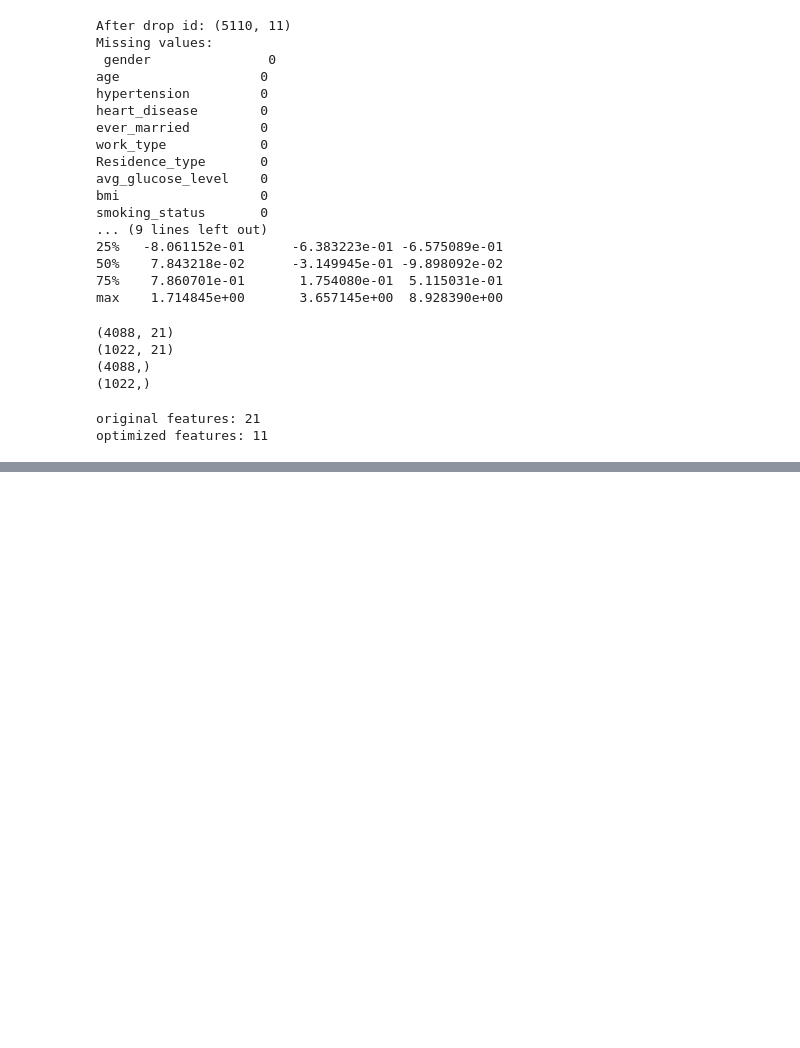
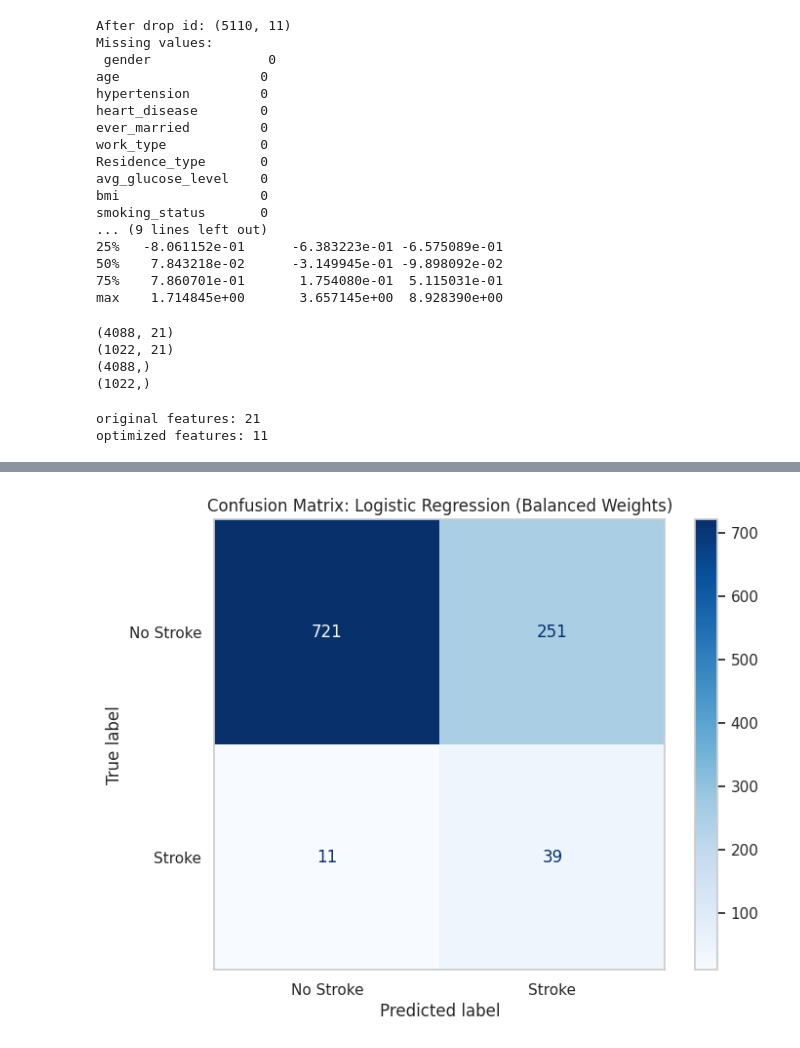
Before and after one commit to PhanVanMinhTien/ml-project, a Jupyter notebook: notebooks/ass1_stroke.ipynb, the cells around one changed output, grey strips where cells are left out. Saved outputs shown, nothing was run; the diff lists cells and outputs as text; code cells hidden in the pictures; blank space fills up the shorter version.

```diff
--- a/notebooks/ass1_stroke.ipynb
+++ b/notebooks/ass1_stroke.ipynb
@@ -31,20 +31,19 @@ from sklearn.model_selection import train_test_split
 %matplotlib inline
 sns.set(style="whitegrid")
 
-# 1. Path Management
-# Assuming notebook is in /notebooks and data is in /datasets
-data_folder = '.' # Changed from os.path.join('..', 'datasets') to '.'
-file_name = 'healthcare-dataset-stroke-data.csv'
-local_path = os.path.join(data_folder, file_name)
+# 1. Path Management - Using GitHub Raw for Compliance
+# Thay link dưới đây bằng link Raw chính xác từ GitHub của bạn
+DATA_URL = "https://raw.githubusercontent.com/PhanVanMinhTien/ml-project/main/datasets/healthcare-dataset-stroke-data.csv"
 
 # 2. Data Loading Logic
-if os.path.exists(local_path):
-    df = pd.read_csv(local_path)
-    print(f"Success: Dataset loaded from: {local_path}")
-else:
-    print("Warning: Local file not found. Check your directory structure.")
+try:
+    df = pd.read_csv(DATA_URL)
+    print(f"✅ Success: Dataset loaded directly from GitHub Raw URL")
+except Exception as e:
+    print(f"❌ Error: Could not load data. Please check the URL. Details: {e}")
 
 # 3. Initial Inspection
-print(f"Dataset Shape: {df.shape}")
-df.head()
+if 'df' in locals():
+    print(f"Dataset Shape: {df.shape}")
+    display(df.head())
 # %% [output]
@@ -299,0 +426,17 @@ optimized features: 11
+# %%
+from sklearn.metrics import ConfusionMatrixDisplay
+
+fig, ax = plt.subplots(figsize=(8, 6))
+ConfusionMatrixDisplay.from_estimator(
+    models["Logistic Regression"],
+    X_test_pca,
+    y_test,
+    display_labels=["No Stroke", "Stroke"],
+    cmap='Blues',
+    ax=ax
+)
+plt.title("Confusion Matrix: Logistic Regression (Balanced Weights)")
+plt.grid(False)
+plt.show()
+# %% [output]
+[figure, added]
```
Also changed, not shown: parts of 7 cells of this notebook.
